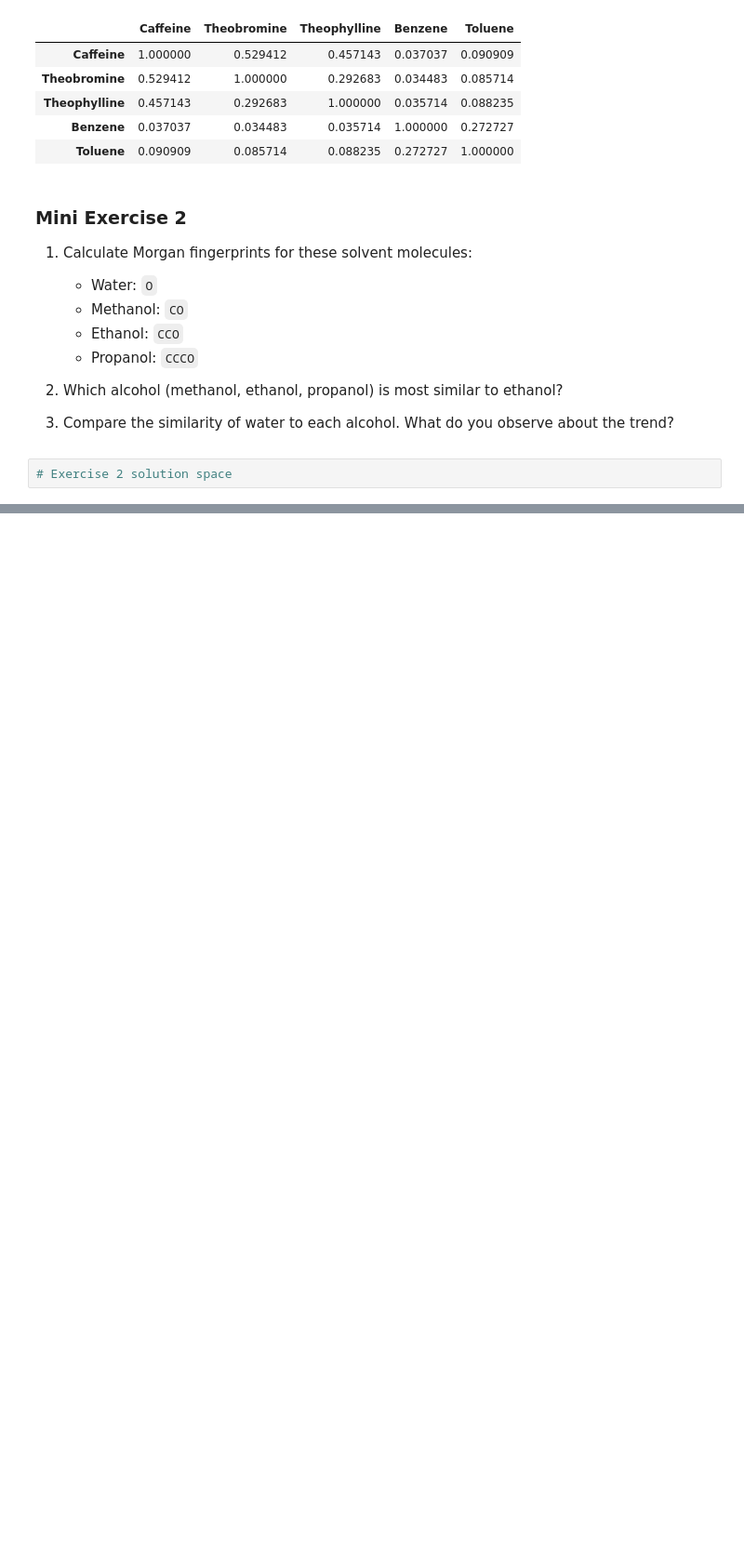
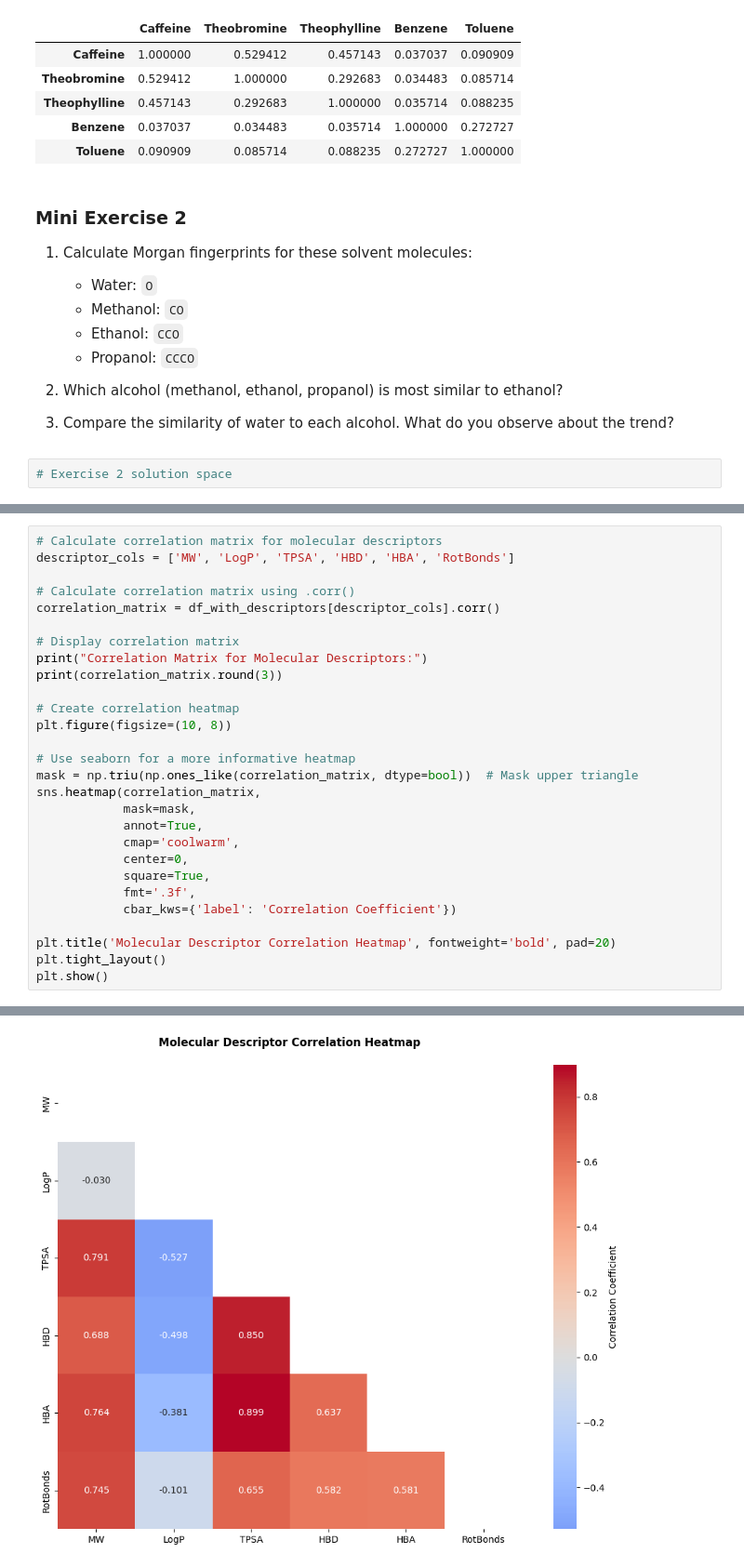
Before and after one commit to amygao226/CHE-1147, a Jupyter notebook: tutorials/tutorial_03_eda_and_rdkit.ipynb, the cells around one changed output, grey strips where cells are left out. Shown: that part at 93% size. Drawn from its saved outputs; the diff is of its cells as text; blank space fills up the shorter version.

```diff
--- a/tutorials/tutorial_03_eda_and_rdkit.ipynb
+++ b/tutorials/tutorial_03_eda_and_rdkit.ipynb
@@ -406,0 +615,29 @@ Shape: (1480, 10)
+# %%
+# Calculate correlation matrix for molecular descriptors
+descriptor_cols = ['MW', 'LogP', 'TPSA', 'HBD', 'HBA', 'RotBonds']
+
+# Calculate correlation matrix using .corr()
+correlation_matrix = df_with_descriptors[descriptor_cols].corr()
+
+# Display correlation matrix
+print("Correlation Matrix for Molecular Descriptors:")
+print(correlation_matrix.round(3))
+
+# Create correlation heatmap
+plt.figure(figsize=(10, 8))
+
+# Use seaborn for a more informative heatmap
+mask = np.triu(np.ones_like(correlation_matrix, dtype=bool))  # Mask upper triangle
+sns.heatmap(correlation_matrix,
+            mask=mask,
+            annot=True,
+            cmap='coolwarm',
+            center=0,
+            square=True,
+            fmt='.3f',
+            cbar_kws={'label': 'Correlation Coefficient'})
+
+plt.title('Molecular Descriptor Correlation Heatmap', fontweight='bold', pad=20)
+plt.tight_layout()
+plt.show()
+# %% [output]
@@ -406,0 +652 @@ Shape: (1480, 10)
+[figure, added]
```
Also changed, not shown: parts of 26 cells of this notebook.
